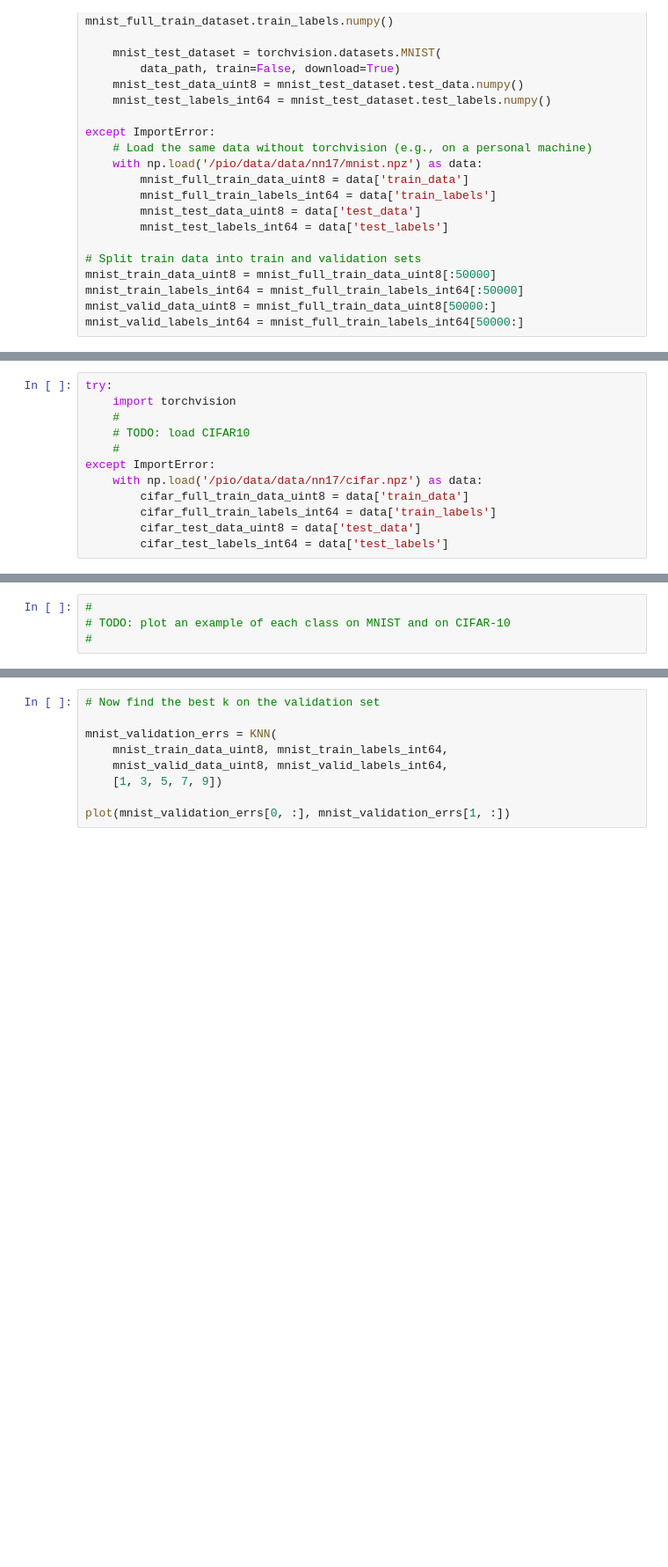
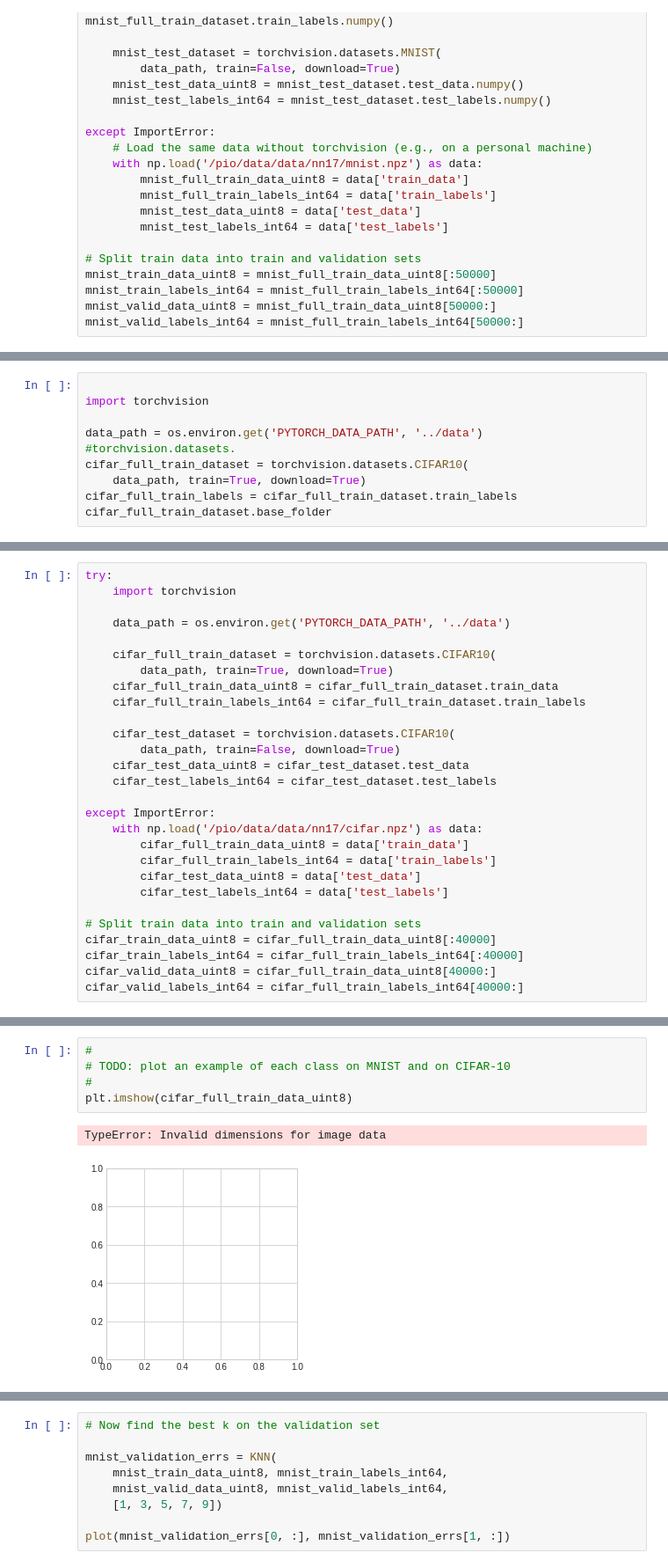
Before and after one commit to wfica/neural_networks, a Jupyter notebook: assignment1/Assignment1.ipynb, the cells around one changed output, grey strips where cells are left out. Shown at 88% size. Drawn from its saved outputs; the diff is of its cells as text; blank space fills up the shorter version.

```diff
--- a/assignment1/Assignment1.ipynb
+++ b/assignment1/Assignment1.ipynb
@@ -486,0 +547,10 @@ plot_mat(mnist_train_data_uint8[:20, None], cmap='gray')
+# %%
+
+import torchvision
+
+data_path = os.environ.get('PYTORCH_DATA_PATH', '../data')
+#torchvision.datasets.
+cifar_full_train_dataset = torchvision.datasets.CIFAR10(
+    data_path, train=True, download=True)
+cifar_full_train_labels = cifar_full_train_dataset.train_labels
+cifar_full_train_dataset.base_folder
@@ -487,12 +560,28 @@ plot_mat(mnist_train_data_uint8[:20, None], cmap='gray')
 # %%
 try:
     import torchvision
-    #
-    # TODO: load CIFAR10
-    #
+
+    data_path = os.environ.get('PYTORCH_DATA_PATH', '../data')
+
+    cifar_full_train_dataset = torchvision.datasets.CIFAR10(
+        data_path, train=True, download=True)
+    cifar_full_train_data_uint8 = cifar_full_train_dataset.train_data
+    cifar_full_train_labels_int64 = cifar_full_train_dataset.train_labels
+
+    cifar_test_dataset = torchvision.datasets.CIFAR10(
+        data_path, train=False, download=True)
+    cifar_test_data_uint8 = cifar_test_dataset.test_data
+    cifar_test_labels_int64 = cifar_test_dataset.test_labels
+
 except ImportError:
     with np.load('/pio/data/data/nn17/cifar.npz') as data:
         cifar_full_train_data_uint8 = data['train_data']
         cifar_full_train_labels_int64 = data['train_labels']
         cifar_test_data_uint8 = data['test_data']
         cifar_test_labels_int64 = data['test_labels']
+
+# Split train data into train and validation sets
+cifar_train_data_uint8 = cifar_full_train_data_uint8[:40000]
+cifar_train_labels_int64 = cifar_full_train_labels_int64[:40000]
+cifar_valid_data_uint8 = cifar_full_train_data_uint8[40000:]
+cifar_valid_labels_int64 = cifar_full_train_labels_int64[40000:]
@@ -499,7 +596,11 @@ except ImportError:
 # %%
 #
 # TODO: plot an example of each class on MNIST and on CIFAR-10
 #
+plt.imshow(cifar_full_train_data_uint8)
+# %% [output]
+TypeError: Invalid dimensions for image data
+[figure, added]
 # %%
 from scipy.stats import mode
 
```
Also changed, not shown: parts of 15 cells of this notebook.
